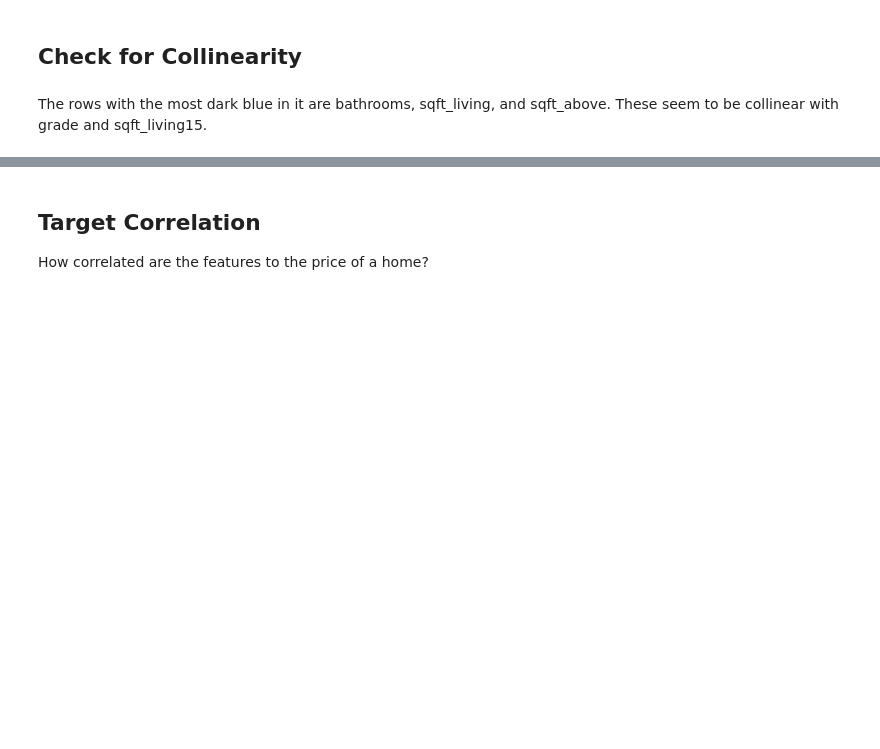
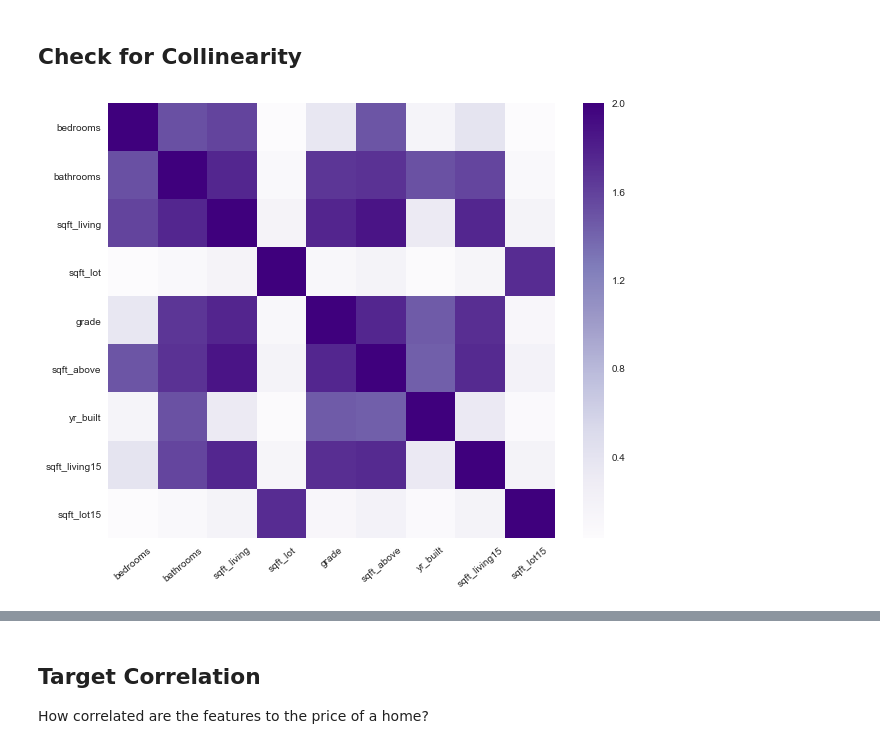
Before and after one commit to Patrickbfuller/lin_reg_tutorial, a Jupyter notebook: linear_regression.ipynb, the cells around one changed output, grey strips where cells are left out. Cells and saved outputs as stored; diff of their text form; code cells hidden in the pictures; blank space fills up the shorter version.

```diff
--- a/linear_regression.ipynb
+++ b/linear_regression.ipynb
@@ -487,14 +488,18 @@ Well through these columns this is the take away:
 - **yr_built** - power captures well
 - **sqft_living15** - log captures well
 - **sqft_lot15** - power captures well
+# %%
+non_normal = ['floors', 'view', 'condition', 'sqft_basement']
+categorical = categorical + non_normal
+numeric = [x for x in numeric if x not in non_normal]
 # %% [markdown]
 ## Check for Collinearity
 # %%
 cutoff = 0.4
 hmap = df_viz[numeric].corr() + (df_viz[numeric].corr() > cutoff)
-plt.figure(figsize=(15,10))
-sns.heatmap(hmap, cmap="Blues")
+plt.figure(figsize=(10,8))
+sns.heatmap(hmap, cmap="Purples")
+plt.ylim((9,0))
 plt.xticks(rotation=40);
+# %% [output]
+[figure, added]
-# %% [markdown]
-The rows with the most dark blue in it are bathrooms, sqft_living, and sqft_above.
-These seem to be collinear with grade and sqft_living15.
```
Also changed, not shown: parts of 12 cells of this notebook, 1 other file.
